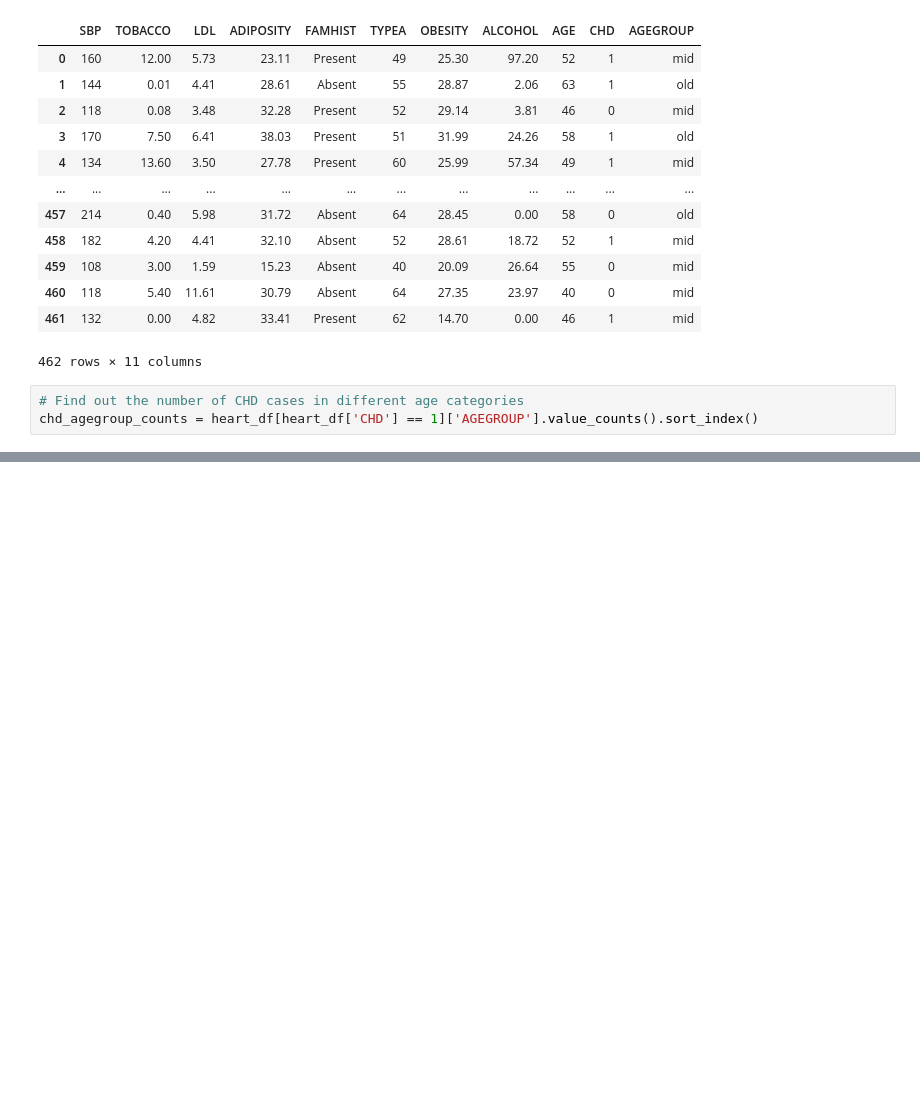
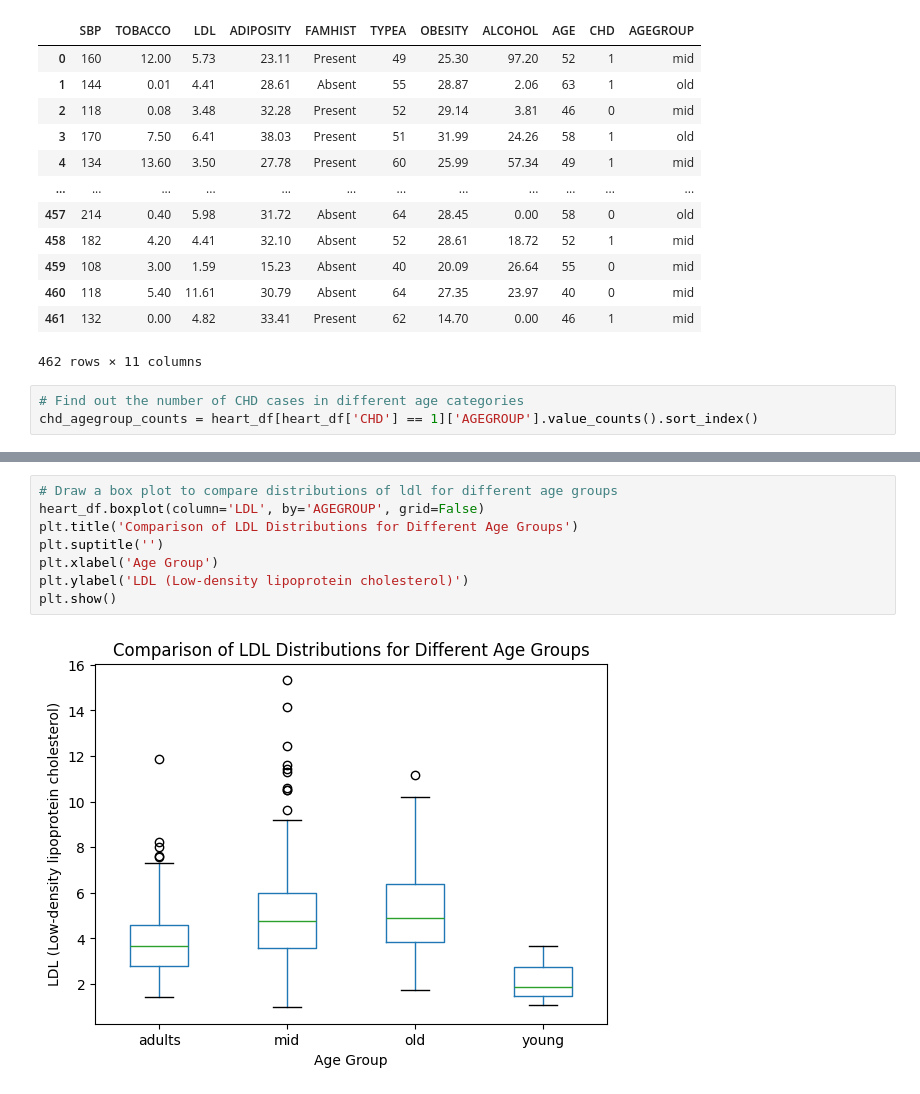
Before and after one commit to Vishal80990/Bollywood_Movie_and_SA_Heart_Data_Analysis, a Jupyter notebook: Untitled.ipynb, the cells around one changed output, grey strips where cells are left out. Drawn from its saved outputs; the diff is of its cells as text; blank space fills up the shorter version.

```diff
--- a/Untitled.ipynb
+++ b/Untitled.ipynb
@@ -164,0 +175,10 @@ chd_agegroup_counts = heart_df[heart_df['CHD'] == 1]['AGEGROUP'].value_counts().
+# %%
+# Draw a box plot to compare distributions of ldl for different age groups
+heart_df.boxplot(column='LDL', by='AGEGROUP', grid=False)
+plt.title('Comparison of LDL Distributions for Different Age Groups')
+plt.suptitle('')
+plt.xlabel('Age Group')
+plt.ylabel('LDL (Low-density lipoprotein cholesterol)')
+plt.show()
+# %% [output]
+[figure, added]
```
Also changed, not shown: parts of 1 cell of this notebook.
